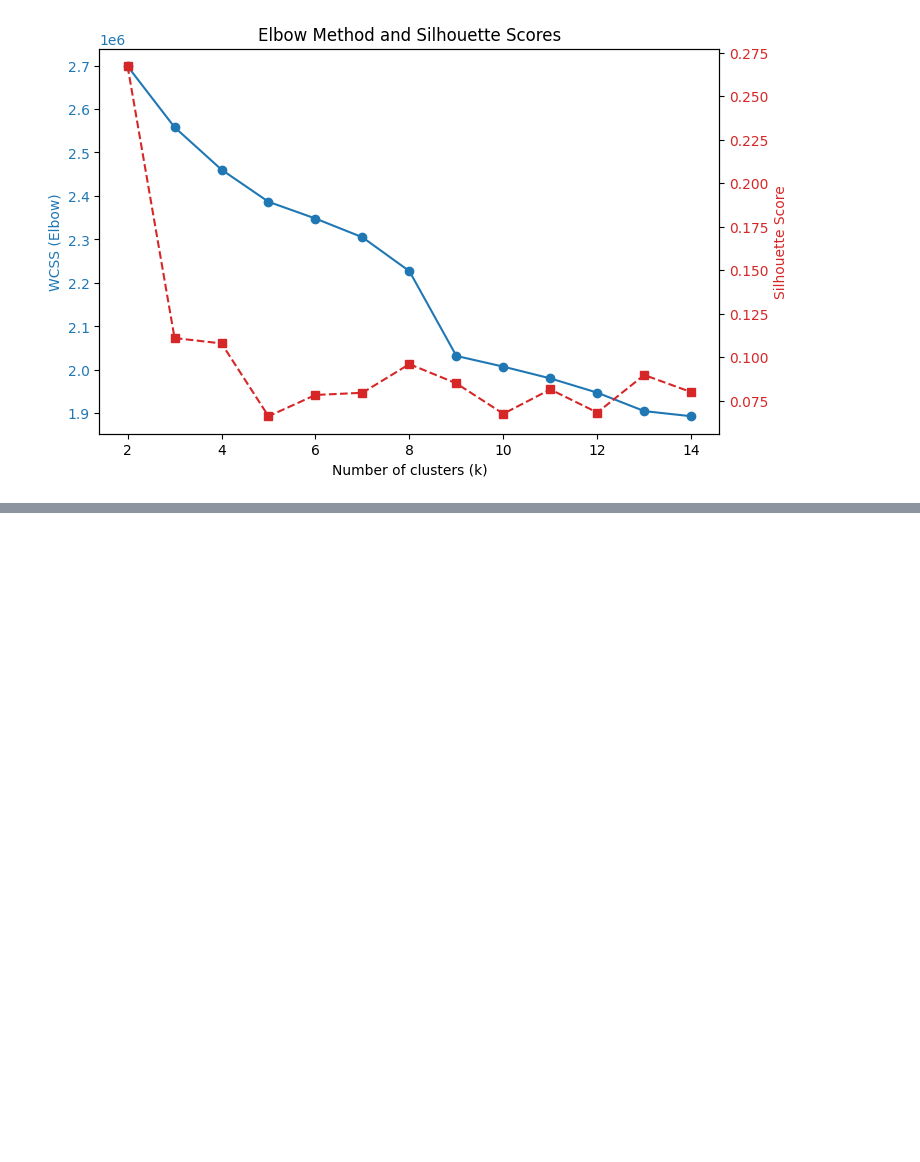
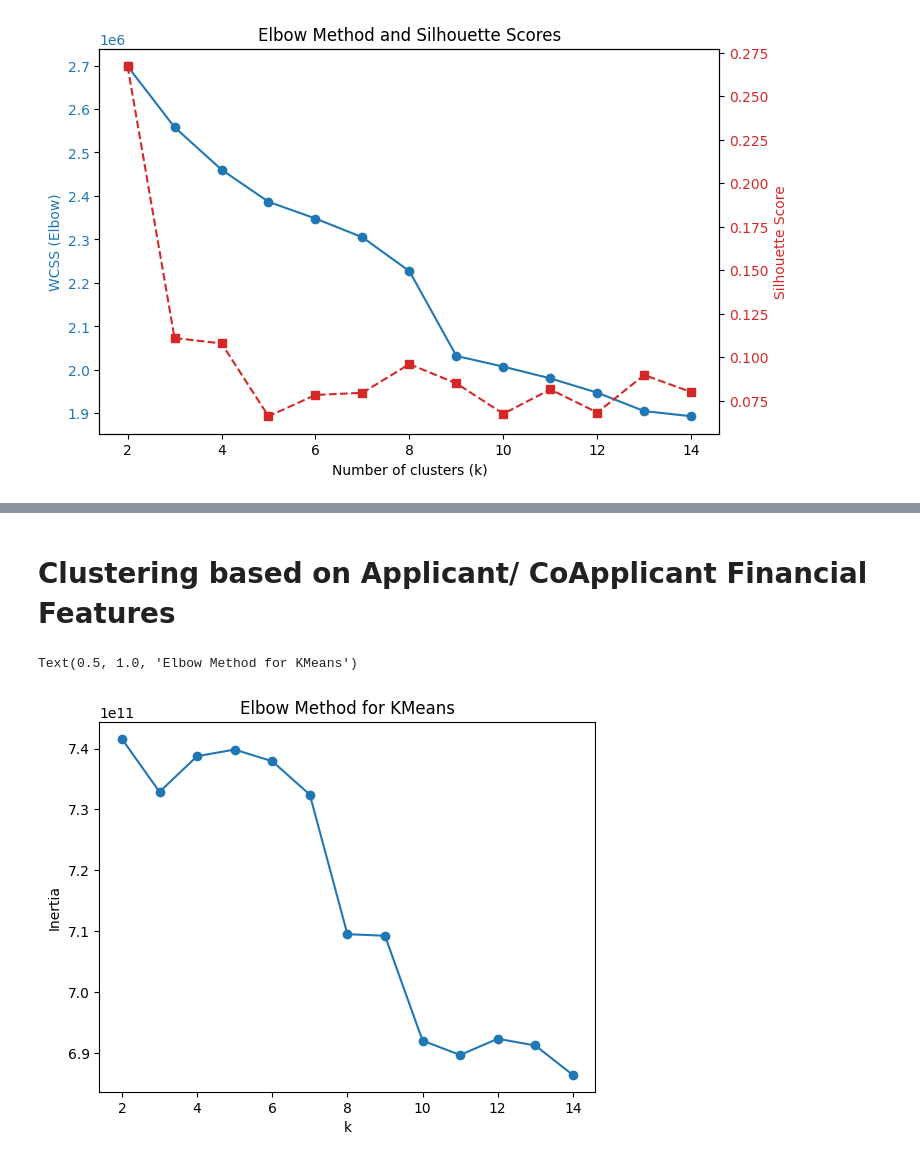
Before and after one commit to emma-hockett/6341_Project, a Jupyter notebook: notebooks/03d_cluster_features.ipynb, the cells around one changed output, grey strips where cells are left out. Saved outputs shown, nothing was run; the diff lists cells and outputs as text; code cells hidden in the pictures; blank space fills up the shorter version.

```diff
--- a/notebooks/03d_cluster_features.ipynb
+++ b/notebooks/03d_cluster_features.ipynb
@@ -179,0 +227,33 @@ plt.grid(True)
+# %% [markdown]
+# Clustering based on Applicant/ CoApplicant Financial Features
+# %%
+# Clustering based on the applicant/coapplicant financial features.
+
+applicant_financial_columns = ['income', 'debt_to_income_ratio_NA', 'debt_to_income_ratio_lt_20', 'debt_to_income_ratio_20–30',
+                               'debt_to_income_ratio_3036', 'debt_to_income_ratio_3640', 'debt_to_income_ratio_4043', 'debt_to_income_ratio_4345',
+                               'debt_to_income_ratio_4550', 'debt_to_income_ratio_5060', 'debt_to_income_ratio_gt_60',
+                               'debt_to_income_ratio_not_applicable', 'debt_to_income_ratio_invalid', 'debt_to_income_ratio_other',
+                               'applicant_credit_scoring_model_NA', 'applicant_credit_scoring_model_known_model',
+                               'applicant_credit_scoring_model_FICO_Risk_Score_Classic_04', 'applicant_credit_scoring_model_Other_credit_scoring_model',
+                               'applicant_credit_scoring_model_Not_applicable', 'applicant_credit_scoring_model_other',
+                               'co_applicant_credit_scoring_model_NA', 'co_applicant_credit_scoring_model_known_model',
+                               'co_applicant_credit_scoring_model_FICO_Risk_Score_Classic_04', 'co_applicant_credit_scoring_model_Other_credit_scoring_model',
+                               'co_applicant_credit_scoring_model_Not_applicable', 'co_applicant_credit_scoring_model_other',
+                               'applicant_credit_scoring_model_exempt', 'co_applicant_credit_scoring_model_exempt']
+applicant_financial_cluster_df = cluster_df[applicant_financial_columns]
+
+sample_df = applicant_financial_cluster_df.sample(n=250000, random_state = 42)
+k_range = range(2,15)
+elbow_appfin_scores = []
+for k in k_range:
+    mbk = MiniBatchKMeans(n_clusters = k, batch_size =50000, random_state = 42)
+    mbk.fit(sample_df)
+    elbow_appfin_scores.append(mbk.inertia_)
+
+plt.plot(k_range, elbow_appfin_scores, marker='o')
+plt.xlabel("k")
+plt.ylabel("Inertia")
+plt.title("Elbow Method for KMeans")
+# %% [output]
+Text(0.5, 1.0, 'Elbow Method for KMeans')
+[figure, added]
```
Also changed, not shown: parts of 32 cells of this notebook.
